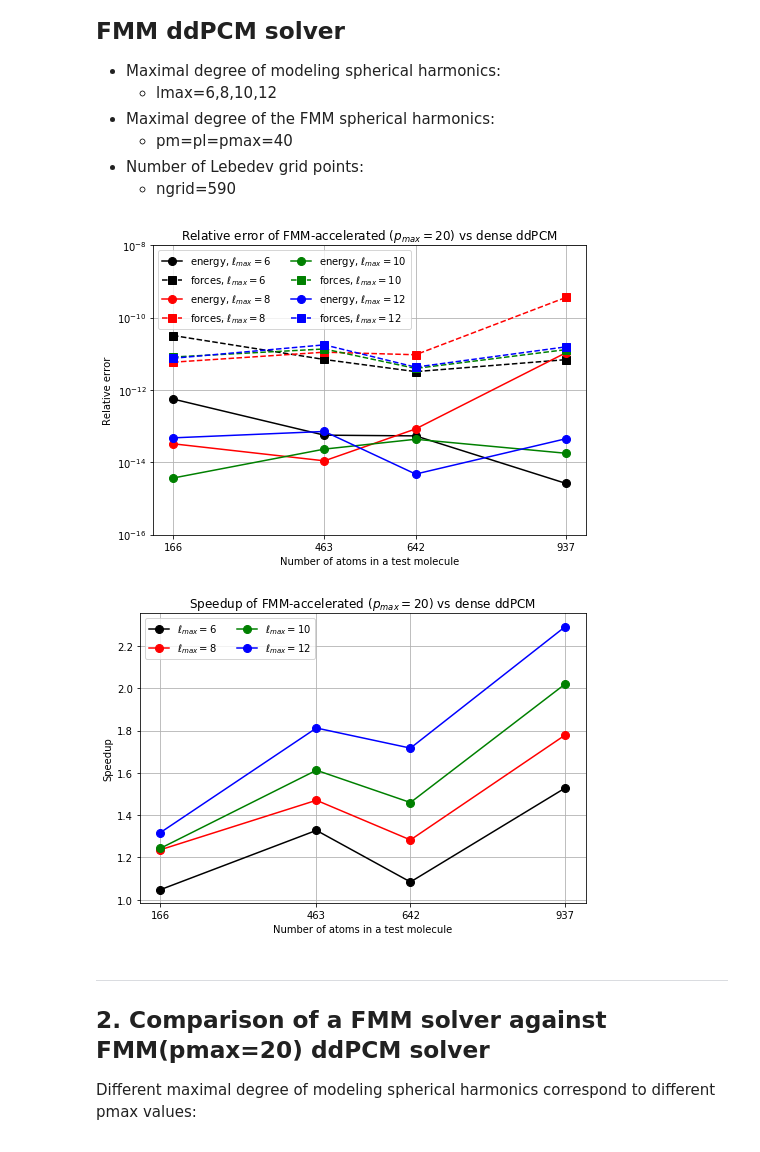
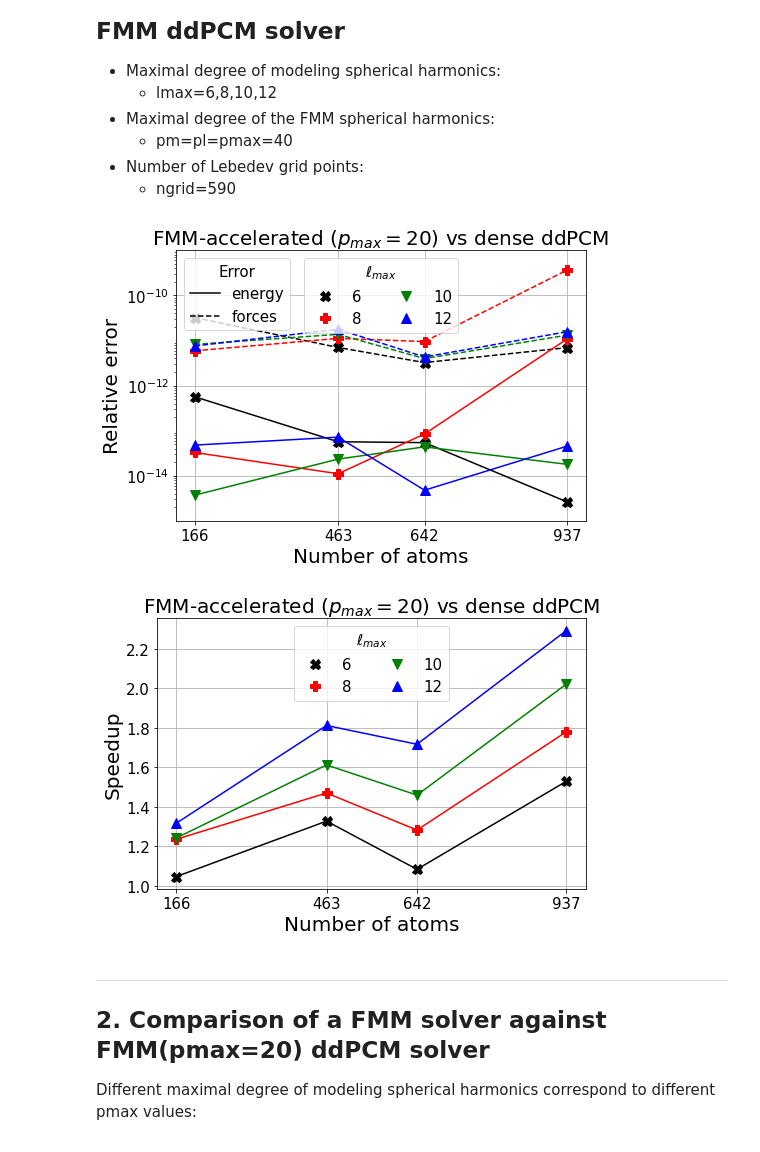
Before and after one commit to ACoM-Computational-Mathematics/2021_ddpcm_fmm, a Jupyter notebook: experiments/error_calibration/plots.ipynb, the cells around one changed output. Saved outputs shown, nothing was run; the diff lists cells and outputs as text; code cells hidden in the pictures.

Commit message:
Updated plots styles

```diff
--- a/experiments/error_calibration/plots.ipynb
+++ b/experiments/error_calibration/plots.ipynb
@@ -88,62 +89,73 @@ lmaxs = [6, 8, 10, 12]
 # List output molecules in a proper order (increasing number of atoms)
 molecules = ["2rvd_sas", "2mlt_monomer_sas", "1ejg_sas", "2mlt_sas"]
 natoms = [166, 463, 642, 937]
-styles = {6: {"color": "black"},
-          8: {"color": "red"},
-          10: {"color": "green"},
-          12: {"color": "blue"}}
+styles = {6: {"color": "black", "marker": "X", "markersize": 10},
+          8: {"color": "red", "marker": "P", "markersize": 10},
+          10: {"color": "green", "marker": "v", "markersize": 10},
+          12: {"color": "blue", "marker": "^", "markersize": 10}}
 # Create a figure
 fig, ax = plt.subplots(figsize=(7, 5))
+legend1_handles = []
 # Add plots to the figure
 for lmax in lmaxs:
     rel_err_esolv = []
     rel_err_forces = []
     for mol in molecules:
         #fname_fmm = "dense_vs_fmm_sas/{}.{}.fmm".format(mol, lmax)
         fname_fmm = "fmm_vs_fmm_sas/{}.{}.20.fmm".format(mol, lmax)
         #print("Read:", fname_fmm)
         result_fmm = read_output_file(fname_fmm)
         fname_dense = "dense_vs_fmm_sas/{}.{}.dense".format(mol, lmax)
         #print("Read:", fname_dense)
         result_dense = read_output_file(fname_dense)
         rel_err_esolv.append(abs((result_fmm["ddpcm esolv"]-result_dense["ddpcm esolv"]) /
                             result_dense["ddpcm esolv"]))
         rel_err_forces.append(np.linalg.norm(result_fmm["ddpcm forces"]-result_dense["ddpcm forces"]) /
                             np.linalg.norm(result_dense["ddpcm forces"]))
     #print(rel_err_esolv)
     #print(rel_err_forces)
-    ax.semilogy(natoms, rel_err_esolv, label="energy, $\ell_{{max}}={}$".format(lmax),
-                markersize=8, marker="o",
+    ax.semilogy(natoms, rel_err_esolv, label="{}".format(lmax),
                 linestyle="-", **styles[lmax])
-    ax.semilogy(natoms, rel_err_forces, label="forces, $\ell_{{max}}={}$".format(lmax),
-                markersize=8, marker="s",
+    ax.semilogy(natoms, rel_err_forces, label="{}".format(lmax),
                 linestyle="dashed", **styles[lmax])
+    legend1_handles.append(Line2D([], [], label="{}".format(lmax), linestyle="", **styles[lmax]))
 ax.grid()
 ax.set_xticks(natoms)
-ax.set_ylim([1e-16, 1e-8])
-ax.set_title("Relative error of FMM-accelerated ($p_{{max}}=20$) vs dense ddPCM")
-ax.set_xlabel("Number of atoms in a test molecule")
-ax.set_ylabel("Relative error")
-ax.legend(loc="upper left", ncol=2)
+plt.xticks(fontsize=15)
+plt.yticks(fontsize=15)
+ax.set_ylim([1e-15, 1e-9])
+ax.set_yticks([1e-10, 1e-12, 1e-14])
+ax.set_title("FMM-accelerated ($p_{{max}}=20$) vs dense ddPCM", fontsize=20)
+ax.set_xlabel("Number of atoms", fontsize=20)
+ax.set_ylabel("Relative error", fontsize=20)
+#ax.legend(loc="upper left", ncol=2, fontsize=15).set_title("$\ell_{{max}}$", prop={"size": 15})
+legend1 = plt.legend(handles=legend1_handles, loc="upper center", ncol=2, fontsize=15)
+legend1.set_title("$\ell_{{max}}$", prop={"size": 15})
+legend2_handles = [Line2D([], [], linestyle="-", color="black", label="energy"),
+                  Line2D([], [], linestyle="dashed", color="black", label="forces")]
+legend2 = plt.legend(handles=legend2_handles, loc="upper left", ncol=1, fontsize=15)
+legend2.set_title("Error", prop={"size": 15})
+ax.add_artist(legend1)
 fig.tight_layout()
 #plt.savefig("dense_vs_fmm_sas_error.pdf")
 plt.savefig("dense_vs_fmm_sas_error.pgf")
 plt.show()
 plt.close()
 # %% [output]
-[figure, old version]
+[figure, new version]
 # %%
 # Plot dense vs fmm time for lmax=6, 8, 10 and 12
 lmaxs = [6, 8, 10, 12]
 # List output molecules in a proper order (increasing number of atoms)
 molecules = ["2rvd_sas", "2mlt_monomer_sas", "1ejg_sas", "2mlt_sas"]
 natoms = [166, 463, 642, 937]
-styles = {6: {"color": "black"},
-          8: {"color": "red"},
-          10: {"color": "green"},
-          12: {"color": "blue"}}
+styles = {6: {"color": "black", "marker": "X", "markersize": 10},
+          8: {"color": "red", "marker": "P", "markersize": 10},
+          10: {"color": "green", "marker": "v", "markersize": 10},
+          12: {"color": "blue", "marker": "^", "markersize": 10}}
 # Create a figure
 fig, ax = plt.subplots(figsize=(7, 5))
+legend1_handles = []
 # Add plots to the figure
 for lmax in lmaxs:
     speedup = []
@@ -156,23 +168,26 @@ for lmax in lmaxs:
         #print("Read:", fname_dense)
         result_dense = read_output_file(fname_dense)
         speedup.append(result_dense["ddpcm time"] / result_fmm["ddpcm time"])
-    ax.plot(natoms, speedup, label="$\ell_{{max}}={}$".format(lmax),
-                markersize=8, marker="o",
-                linestyle="-", **styles[lmax])
+    ax.plot(natoms, speedup, linestyle="-", **styles[lmax])
+    legend1_handles.append(Line2D([], [], label="{}".format(lmax), linestyle="", **styles[lmax]))
 ax.grid()
 ax.set_xticks(natoms)
+plt.xticks(fontsize=15)
+plt.yticks(fontsize=15)
 #ax.set_ylim([1e-16, 1e-8])
-ax.set_title("Speedup of FMM-accelerated ($p_{{max}}=20$) vs dense ddPCM")
-ax.set_xlabel("Number of atoms in a test molecule")
-ax.set_ylabel("Speedup")
-ax.legend(loc="upper left", ncol=2)
+ax.set_title("FMM-accelerated ($p_{{max}}=20$) vs dense ddPCM", fontsize=20)
+ax.set_xlabel("Number of atoms", fontsize=20)
+ax.set_ylabel("Speedup", fontsize=20)
+#ax.legend(loc="upper left", ncol=2)
+legend1 = plt.legend(handles=legend1_handles, loc="upper center", ncol=2, fontsize=15)
+legend1.set_title("$\ell_{{max}}$", prop={"size": 15})
 fig.tight_layout()
 #plt.savefig("dense_vs_fmm_sas_speedup.pdf")
 plt.savefig("dense_vs_fmm_sas_speedup.pgf")
 plt.show()
 plt.close()
 # %% [output]
-[figure, old version]
+[figure, new version]
 # %% [markdown]
 ___
 
```
Also changed, not shown: parts of 5 cells of this notebook.
